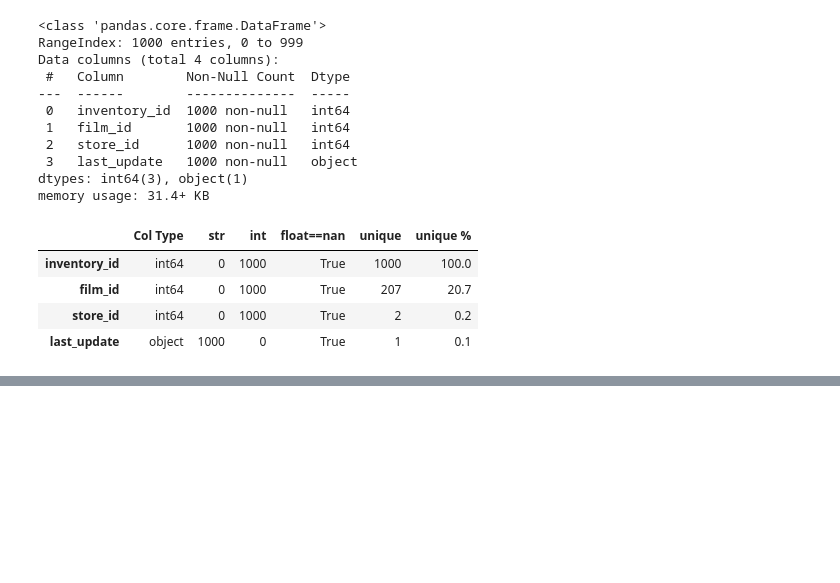
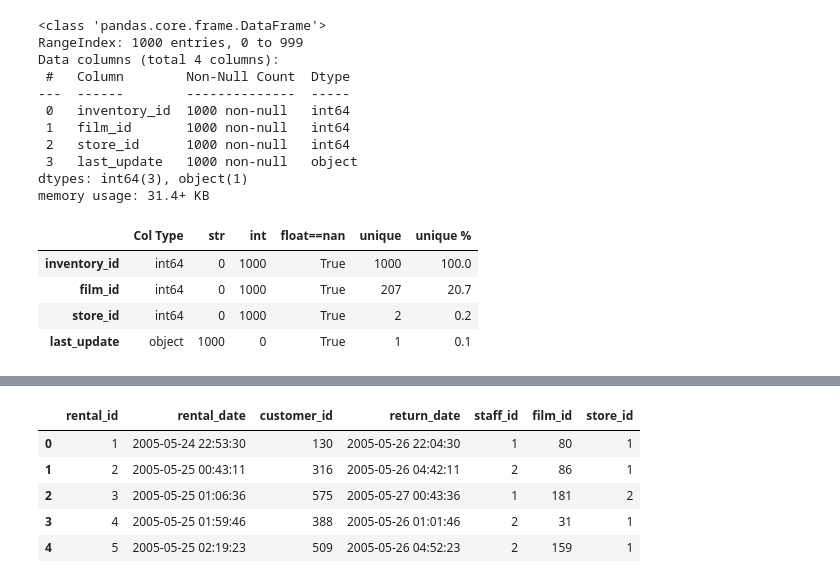
Before and after one commit to gusavato/2_IRONHACK_MySQL, a Jupyter notebook: jupyter/Clean.ipynb, the cells around one changed output, grey strips where cells are left out. Cells and saved outputs as stored; diff of their text form; code cells hidden in the pictures; blank space fills up the shorter version.

```diff
--- a/jupyter/Clean.ipynb
+++ b/jupyter/Clean.ipynb
@@ -609,0 +681,12 @@ rent.rental_date.min()
+# %%
+# Eliminamos columna inventory_id no nos proporciona más información
+
+rent = rent.drop(columns='inventory_id')
+rent.head()
+# %% [output]
+|  | rental_id | rental_date | customer_id | return_date | staff_id | film_id | store_id |
+| 0 | 1 | 2005-05-24 22:53:30 | 130 | 2005-05-26 22:04:30 | 1 | 80 | 1 |
+| 1 | 2 | 2005-05-25 00:43:11 | 316 | 2005-05-26 04:42:11 | 2 | 86 | 1 |
+| 2 | 3 | 2005-05-25 01:06:36 | 575 | 2005-05-27 00:43:36 | 1 | 181 | 2 |
+| 3 | 4 | 2005-05-25 01:59:46 | 388 | 2005-05-26 01:01:46 | 2 | 31 | 1 |
+| 4 | 5 | 2005-05-25 02:19:23 | 509 | 2005-05-26 04:52:23 | 2 | 159 | 1 |
```
Also changed, not shown: parts of 59 cells of this notebook, 9 other files.
